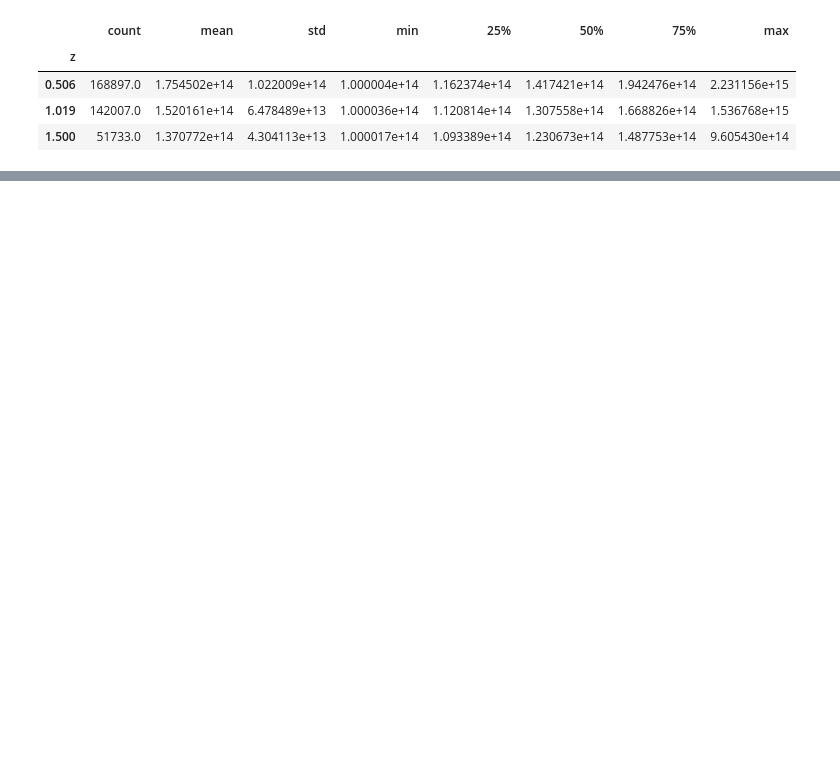
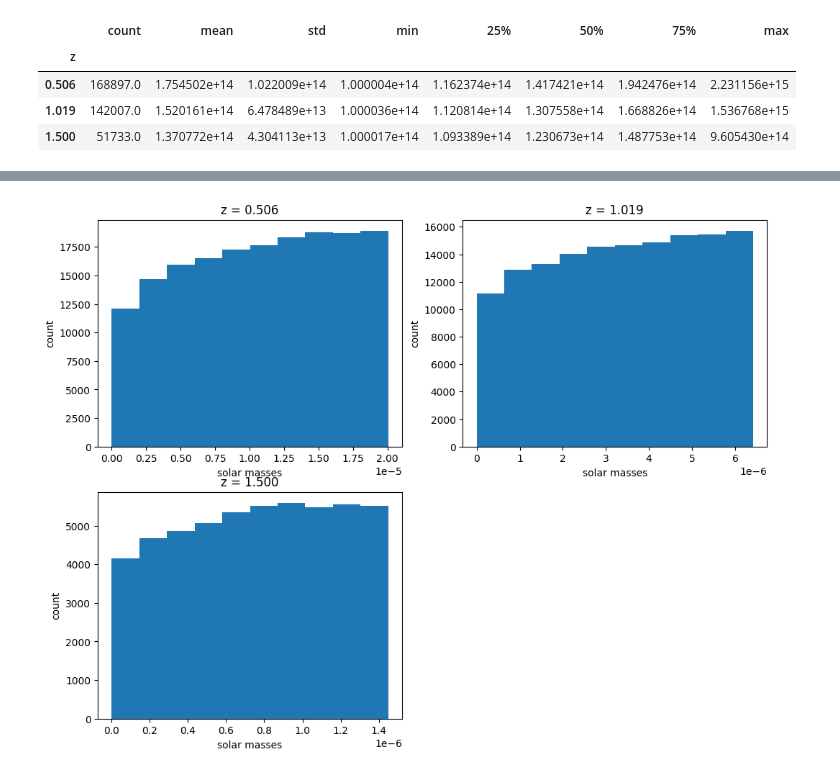
Before and after one commit to basagliuz/Esame_TRMD, a Jupyter notebook: HMF.ipynb, the cells around one changed output, grey strips where cells are left out. Cells and saved outputs as stored; diff of their text form; code cells hidden in the pictures; blank space fills up the shorter version.

```diff
--- a/HMF.ipynb
+++ b/HMF.ipynb
@@ -42,0 +85,5 @@ for ax in axes.flatten():
+# %%
+# creating subframes
+z1 = euclid_clusters.iloc[:168897]
+z2 = euclid_clusters.iloc[168897:310904]
+z3 = euclid_clusters.iloc[310904:]
@@ -42,0 +106,19 @@ for ax in axes.flatten():
+# %%
+# calculating theoretical cumulative distributions
+mfunc1 = mass_function.massFunction(z1['mass'], 0.506, mdef = 'vir', model = 'despali16', q_out = 'dndlnM')
+mfunc2 = mass_function.massFunction(z2['mass'], 1.019, mdef = 'vir', model = 'despali16', q_out = 'dndlnM')
+mfunc3 = mass_function.massFunction(z3['mass'], 1.500, mdef = 'vir', model = 'despali16', q_out = 'dndlnM')
+
+# sketching the cumulative distributions
+fig, axes = plt.subplots(2, 2, figsize = (12, 9))
+axes[0, 0].hist(mfunc1)
+axes[0, 0].set_title('z = 0.506')
+axes[0, 1].hist(mfunc2)
+axes[0, 1].set_title('z = 1.019')
+axes[1, 0].hist(mfunc3)
+axes[1, 0].set_title('z = 1.500')
+fig.delaxes(axes[1, 1])
+for ax in axes.flat:
+    ax.set(xlabel = 'solar masses', ylabel='count')
+# %% [output]
+[figure, added]
```
Also changed, not shown: parts of 12 cells of this notebook.
